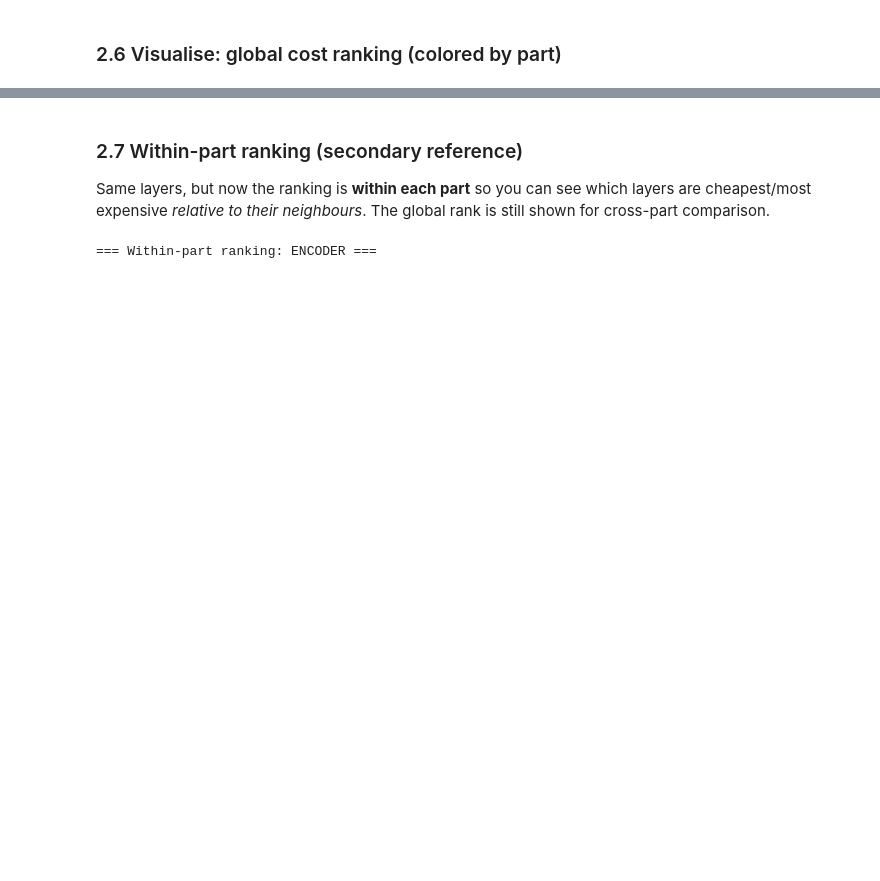
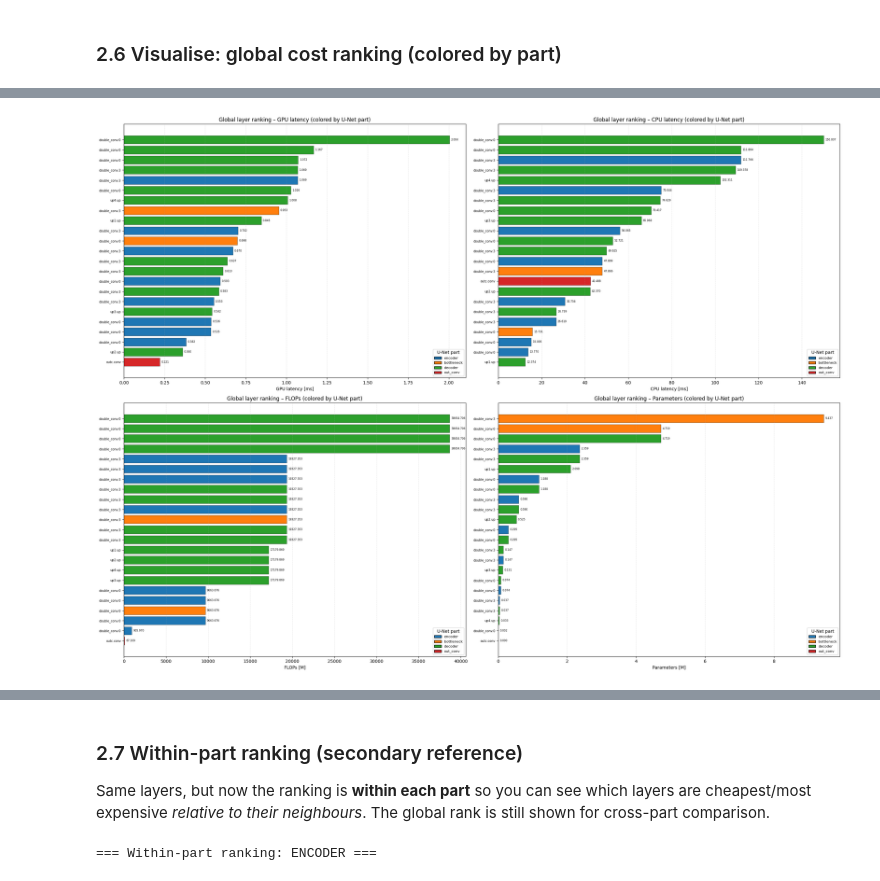
Before and after one commit to Manelygb/cost-based-pruning-layer-by-layer, a Jupyter notebook: profiling_unet_multi_input.ipynb, the cells around one changed output, grey strips where cells are left out. Drawn from its saved outputs; the diff is of its cells as text; code cells hidden in the pictures; blank space fills up the shorter version.

```diff
--- a/profiling_unet_multi_input.ipynb
+++ b/profiling_unet_multi_input.ipynb
@@ -653,5 +653,87 @@ plot_global_ranking(
 [figure]
 [figure]
+# %%
+PART_COLORS = {
+    'encoder'    : 'tab:blue',
+    'bottleneck' : 'tab:orange',
+    'decoder'    : 'tab:green',
+    'out_conv'   : 'tab:red',
+    'unknown'    : 'gray',
+}
+
+def plot_global_ranking(df_sorted: pd.DataFrame,
+                        value_col: str,
+                        ylabel: str,
+                        title: str,
+                        part_colors: dict,
+                        ax: plt.Axes,
+                        top_n: int = None):
+    """
+    Horizontal bar chart, one bar per layer, ordered by value_col (desc).
+    Bars are colored by U-Net part.  Legend shows part membership.
+    top_n: if set, show only the top-N most expensive layers.
+    """
+    df = df_sorted.copy()
+    if top_n is not None:
+        df = df.head(top_n)
+
+    labels = [
+        '.'.join(n.split('.')[-2:]) if n.count('.') >= 2 else n
+        for n in df['layer_name']
+    ]
+    colors = [part_colors.get(p, 'gray') for p in df['part']]
+    values = df[value_col].values
+
+    y_pos = np.arange(len(labels))
+    bars  = ax.barh(y_pos, values, color=colors, edgecolor='black', linewidth=0.4)
+
+    for bar, v in zip(bars, values):
+        ax.text(bar.get_width() + values.max() * 0.005,
+                bar.get_y() + bar.get_height() / 2,
+                f'{v:.3f}', va='center', fontsize=6)
+
+    ax.set_yticks(y_pos)
+    ax.set_yticklabels(labels, fontsize=7)
+    ax.invert_yaxis()
+    ax.set_xlabel(ylabel)
+    ax.set_title(title)
+    ax.grid(axis='x', linestyle='--', alpha=0.3)
+
+    from matplotlib.patches import Patch
+    legend_handles = [
+        Patch(facecolor=c, edgecolor='black', label=p)
+        for p, c in part_colors.items()
+        if p in df['part'].values
+    ]
+    ax.legend(handles=legend_handles, loc='lower right', fontsize=8, title='U-Net part')
+
+
+# ── 2×2 grid ─────────────────────────────────────────────────────────────
+df_ranked_cpu = df_layers.sort_values('time_cpu_ms', ascending=False).reset_index(drop=True)
+
+configs = [
+    (df_ranked_gpu,    'time_gpu_ms', 'GPU latency [ms]',  'Global layer ranking – GPU latency (colored by U-Net part)'),
+    (df_ranked_cpu,    'time_cpu_ms', 'CPU latency [ms]',  'Global layer ranking – CPU latency (colored by U-Net part)'),
+    (df_ranked_flops,  'flops_M',     'FLOPs [M]',         'Global layer ranking – FLOPs (colored by U-Net part)'),
+    (df_ranked_params, 'params_M',    'Parameters [M]',    'Global layer ranking – Parameters (colored by U-Net part)'),
+]
+
+fig, axes = plt.subplots(2, 2, figsize=(24, 18))
+
+for ax, (df_sorted, value_col, ylabel, title) in zip(axes.flat, configs):
+    plot_global_ranking(
+        df_sorted   = df_sorted,
+        value_col   = value_col,
+        ylabel      = ylabel,
+        title       = title,
+        part_colors = PART_COLORS,
+        ax          = ax,
+    )
+
+plt.tight_layout()
+plt.show()
+# %% [output]
+[figure, added]
 # %%
 def plot_global_ranking_pct(df_sorted: pd.DataFrame,
                              value_col: str,
```
Also changed, not shown: parts of 19 cells of this notebook, 17 other files.
